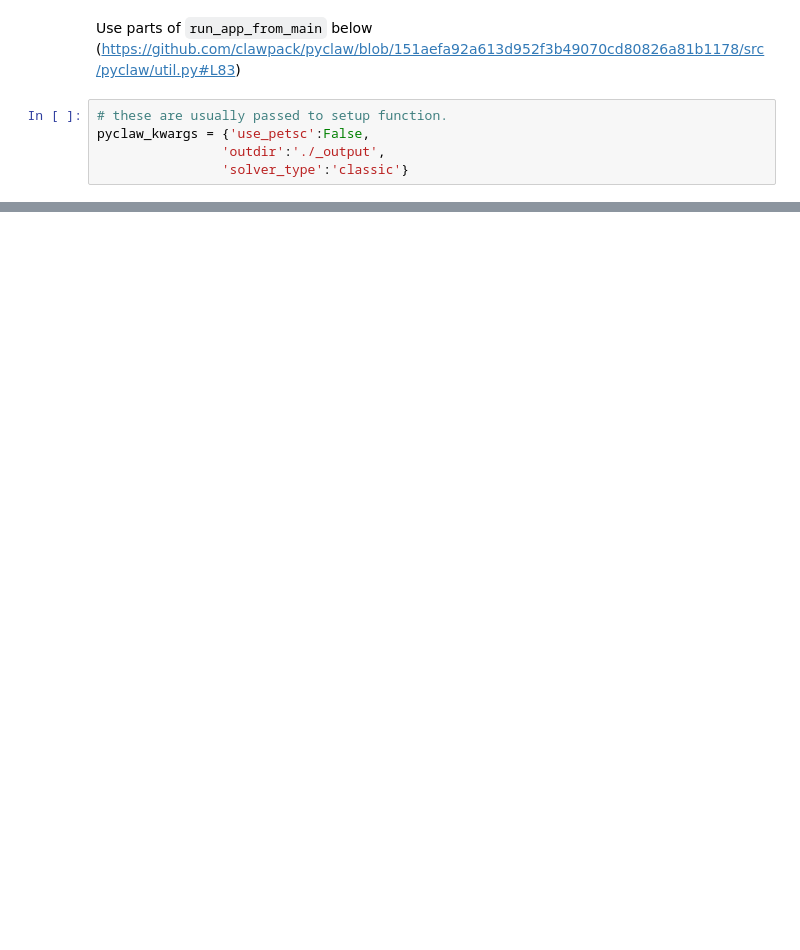
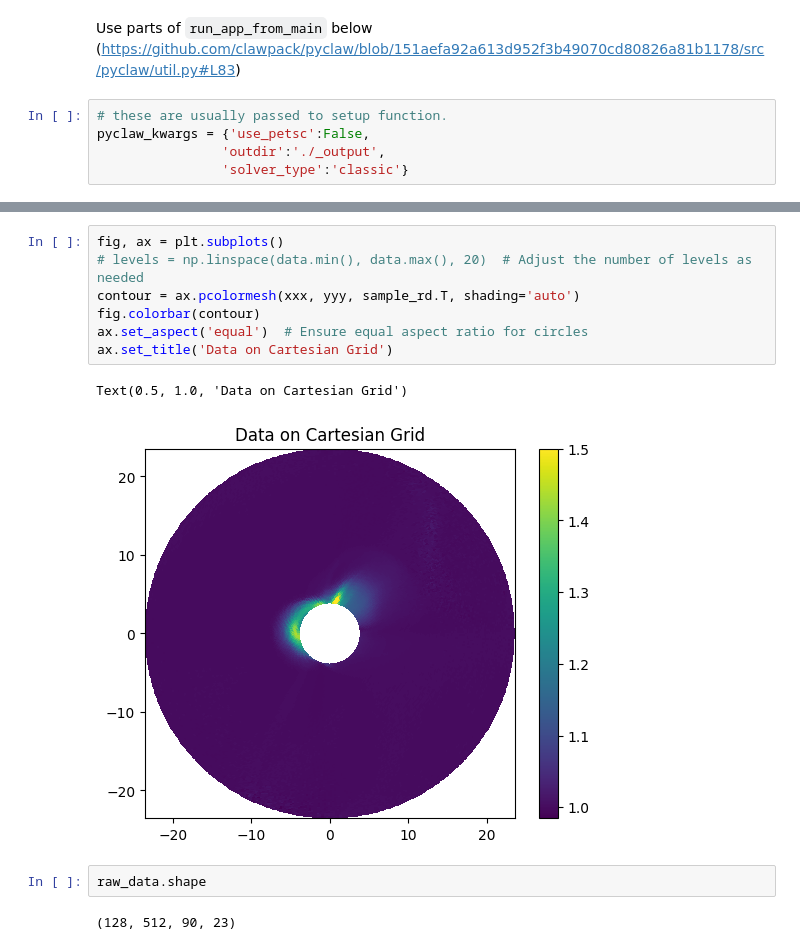
Before and after one commit to aniketjivani/AdvectionWL, a Jupyter notebook: clawpack_annular.ipynb, the cells around one changed output, grey strips where cells are left out. Saved outputs shown, nothing was run; the diff lists cells and outputs as text; blank space fills up the shorter version.

```diff
--- a/clawpack_annular.ipynb
+++ b/clawpack_annular.ipynb
@@ -69,0 +358,14 @@ Point your browser to:
+# %%
+fig, ax = plt.subplots()
+# levels = np.linspace(data.min(), data.max(), 20)  # Adjust the number of levels as needed
+contour = ax.pcolormesh(xxx, yyy, sample_rd.T, shading='auto')
+fig.colorbar(contour)
+ax.set_aspect('equal')  # Ensure equal aspect ratio for circles
+ax.set_title('Data on Cartesian Grid')
+# %% [output]
+Text(0.5, 1.0, 'Data on Cartesian Grid')
+[figure, added]
+# %%
+raw_data.shape
+# %% [output]
+(128, 512, 90, 23)
```
Also changed, not shown: parts of 61 cells of this notebook, 5 other files.
